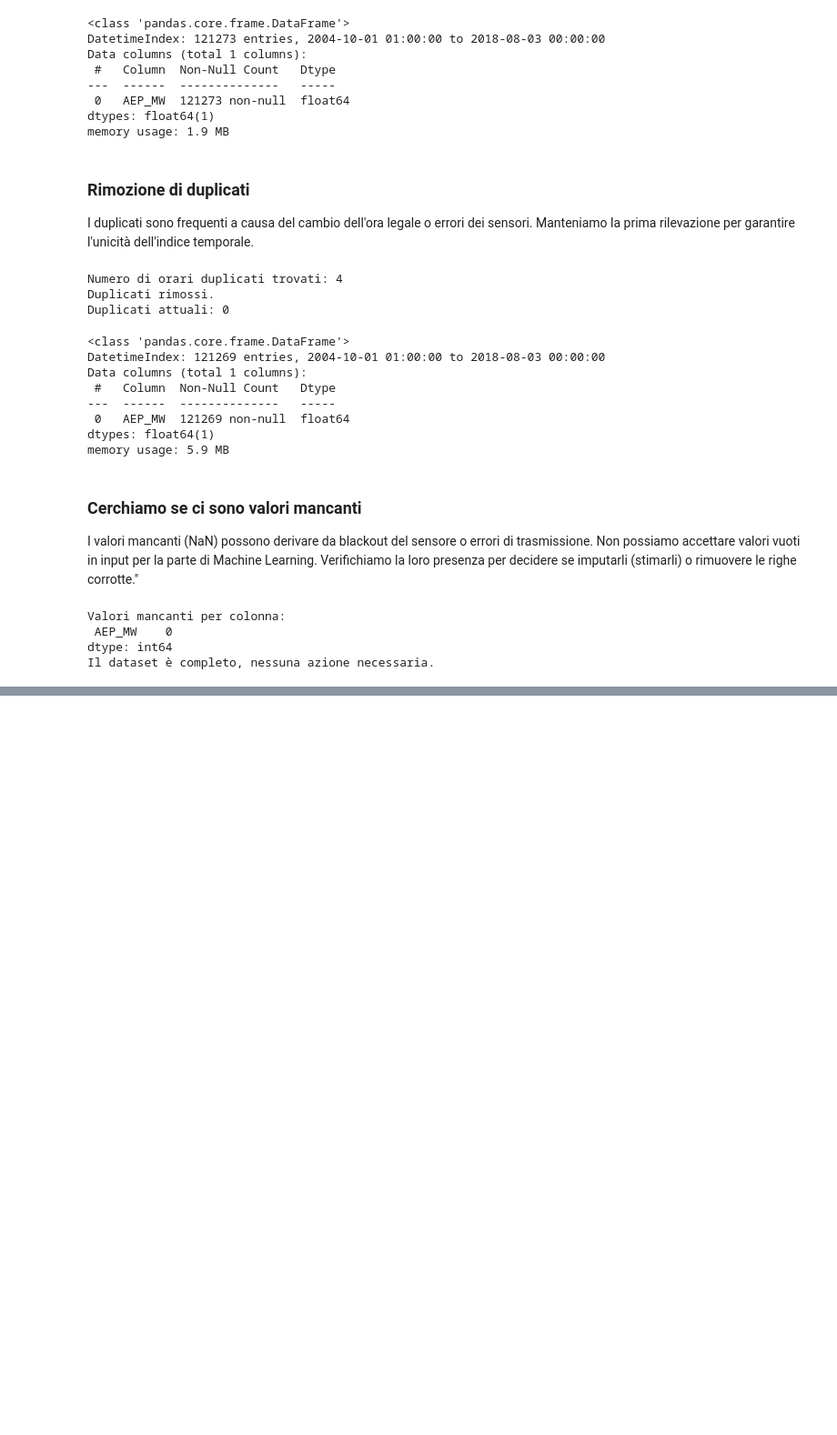
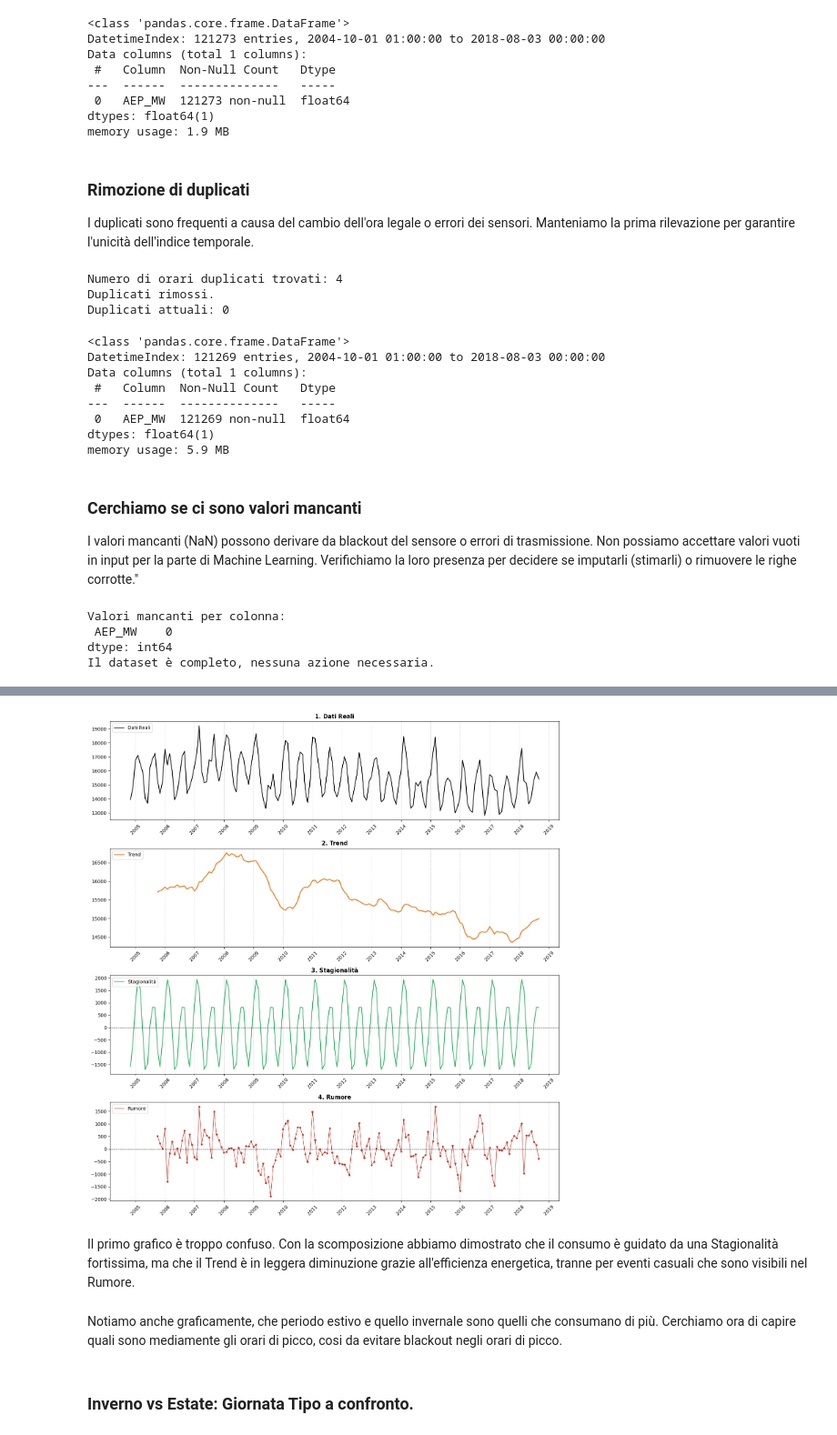
Before and after one commit to reimici/EnergyConsumptionAnalysis, a Jupyter notebook: notebook.ipynb, the cells around one changed output, grey strips where cells are left out. Shown: that part at 91% size. Cells and saved outputs as stored; diff of their text form; code cells hidden in the pictures; blank space fills up the shorter version.

```diff
--- a/notebook.ipynb
+++ b/notebook.ipynb
@@ -127,0 +181,79 @@ Ora abbiamo un Dataset Temporale, Ordinato, Senza Doppioni e Senza Mancanze.
+# %%
+import matplotlib.dates as mdates
+# Calcolo il TREND
+# Prendo 12 mesi alla volta (un anno) e ci faccio la media
+trend = df_monthly.rolling(window=12).mean()
+# --------------------------------------------------------------------------
+
+# Calcolo la STAGIONALITÀ
+# Togliamo il trend dai dati originali.
+# Non ci interessa il trend per calcolare la stagionalità
+detrended = df_monthly - trend
+
+# Calcolo la media per ogni mese
+monthly_seasonality = detrended.groupby(detrended.index.month).mean()
+
+# Metto la stagionalità media su tutto il nostro asse temporale
+seasonality = df_monthly.index.map(lambda d: monthly_seasonality[d.month])
+
+# Trasformo in Series pandas per comodità di calcolo
+seasonality = pd.Series(seasonality, index=df_monthly.index)
+# --------------------------------------------------------------------------
+
+# 3. Calcolo il RUMORE
+# Dato Reale - Trend - Stagionalità
+residuo = df_monthly - trend - seasonality
+
+# --------------------------------------------------------------------------
+
+# GRAFICI DELLA SCOMPOSIZIONE
+# Creo una figura con 4 sottografi
+fig, axes = plt.subplots(4, 1, figsize=(14, 15), sharex=True)
+
+# Grafico 1: Dati Reali
+axes[0].plot(df_monthly, label='Dati Reali', color='black')
+axes[0].set_title('1. Dati Reali', fontweight='bold')
+axes[0].legend(loc='upper left')
+
+# Grafico 2: Trend
+axes[1].plot(trend, label='Trend', color='#e67e22', linewidth=2)
+axes[1].set_title('2. Trend', fontweight='bold')
+axes[1].legend(loc='upper left')
+
+# Grafico 3: Stagionalità
+axes[2].plot(seasonality, label='Stagionalità', color='#27ae60')
+axes[2].axhline(0, color='black', linestyle='--', linewidth=0.8)
+axes[2].set_title('3. Stagionalità', fontweight='bold')
+axes[2].legend(loc='upper left')
+
+# Grafico 4: Rumore
+axes[3].plot(residuo, label='Rumore', color='#c0392b', linewidth=1)
+axes[3].scatter(residuo.index, residuo, color='#c0392b', s=10)
+axes[3].axhline(0, color='black', linestyle='--', linewidth=0.8)
+axes[3].set_title('4. Rumore', fontweight='bold')
+axes[3].legend(loc='upper left')
+
+# Gestione delle date sull'asse X per tutti i grafici
+for ax in axes:
+    # Impostiamo un "tick" per ogni anno
+    ax.xaxis.set_major_locator(mdates.YearLocator(1))
+
+    # Formattiamo la data scrivendo solo l'anno
+    ax.xaxis.set_major_formatter(mdates.DateFormatter('%Y'))
+
+    # Forziamo la visualizzazione delle etichette anche nei grafici superiori
+    ax.tick_params(axis='x', which='both', labelbottom=True, rotation=45)
+
+    #  Aggiungiamo una griglia verticale per allineare tutto visivamente
+    ax.grid(True, which='major', axis='x', linestyle='--', alpha=0.5)
+
+plt.tight_layout()
+plt.show()
+# %% [output]
+[figure, added]
+# %% [markdown]
+Il primo grafico è troppo confuso. Con la scomposizione abbiamo dimostrato che il consumo è guidato da una Stagionalità fortissima, ma che il Trend è in leggera diminuzione grazie all'efficienza energetica, tranne per eventi casuali che sono visibili nel Rumore.
+# %% [markdown]
+Notiamo anche graficamente, che periodo estivo e quello invernale sono quelli che consumano di più. Cerchiamo ora di capire quali sono mediamente gli orari di picco, cosi da evitare blackout negli orari di picco.
+# %% [markdown]
+### Inverno vs Estate: Giornata Tipo a confronto.
```
Also changed, not shown: parts of 18 cells of this notebook.
